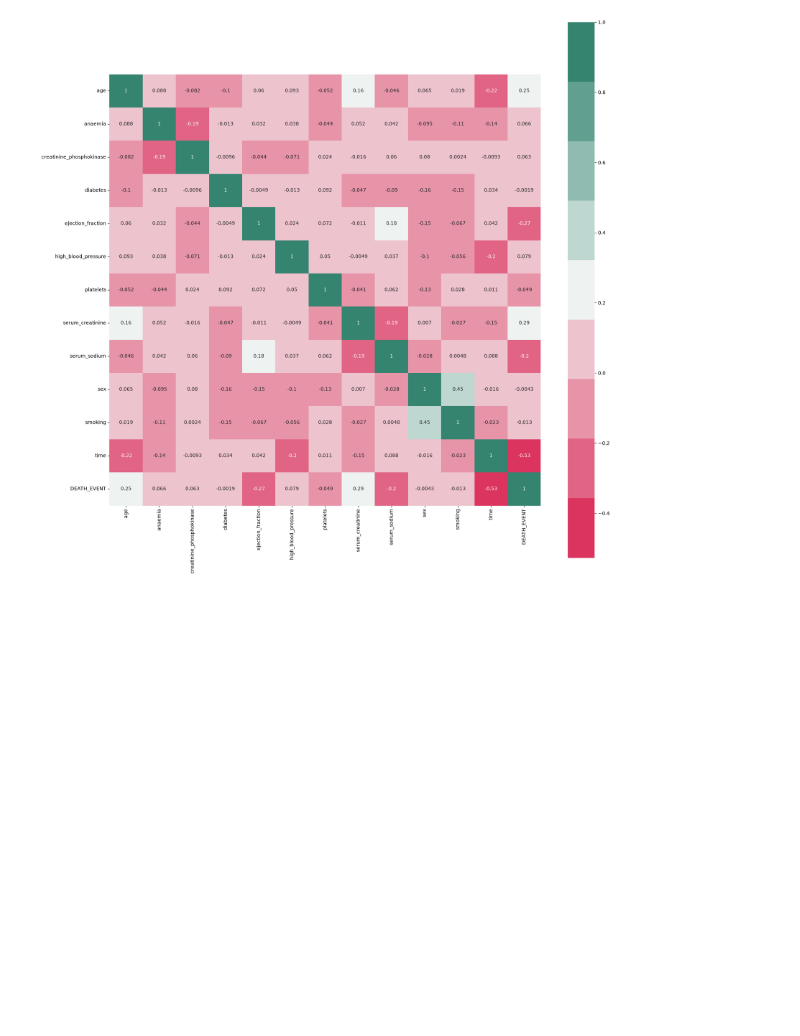
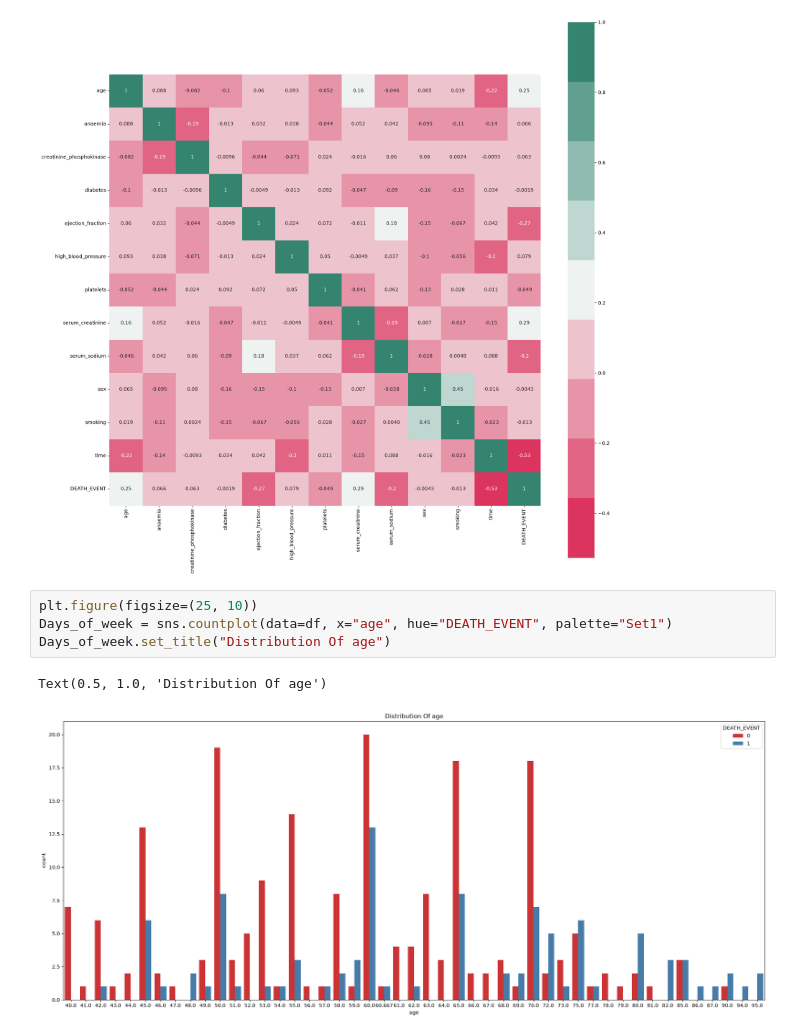
Before and after one commit to chadiboudaher/ml-dl-pytorch, a Jupyter notebook: src/projects/heart-failure-predicition/notebook/heart_failure_prediction.ipynb, the cells around one changed output. Cells and saved outputs as stored; diff of their text form; blank space fills up the shorter version.

```diff
--- a/src/projects/heart-failure-predicition/notebook/heart_failure_prediction.ipynb
+++ b/src/projects/heart-failure-predicition/notebook/heart_failure_prediction.ipynb
@@ -117,3 +117,10 @@ sns.heatmap(corr_matrix, cmap=cmap, annot=True, square=True)
 # %% [output]
 <Axes: >
 [figure]
+# %%
+plt.figure(figsize=(25, 10))
+Days_of_week = sns.countplot(data=df, x="age", hue="DEATH_EVENT", palette="Set1")
+Days_of_week.set_title("Distribution Of age")
+# %% [output]
+Text(0.5, 1.0, 'Distribution Of age')
+[figure, added]
```
Also changed, not shown: parts of 2 cells of this notebook.
